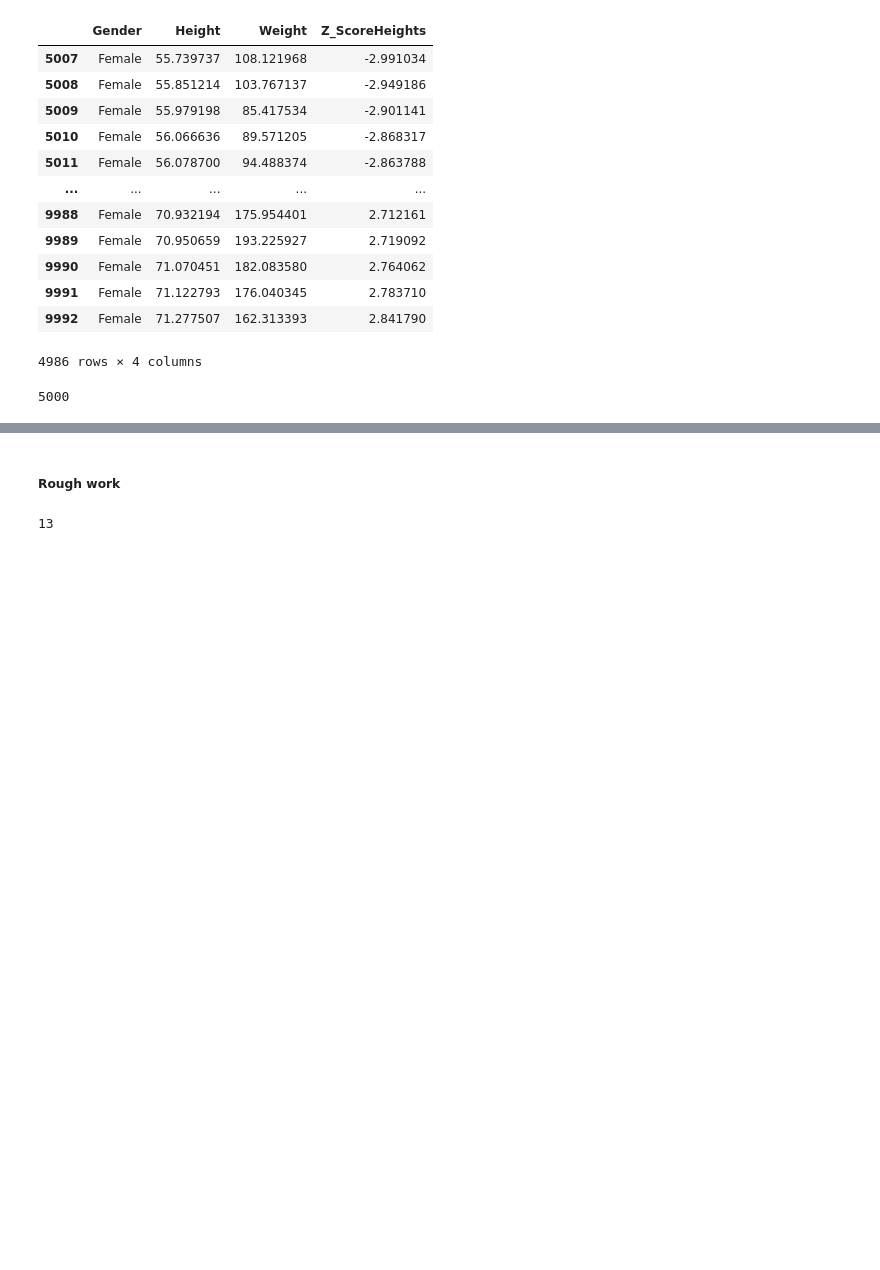
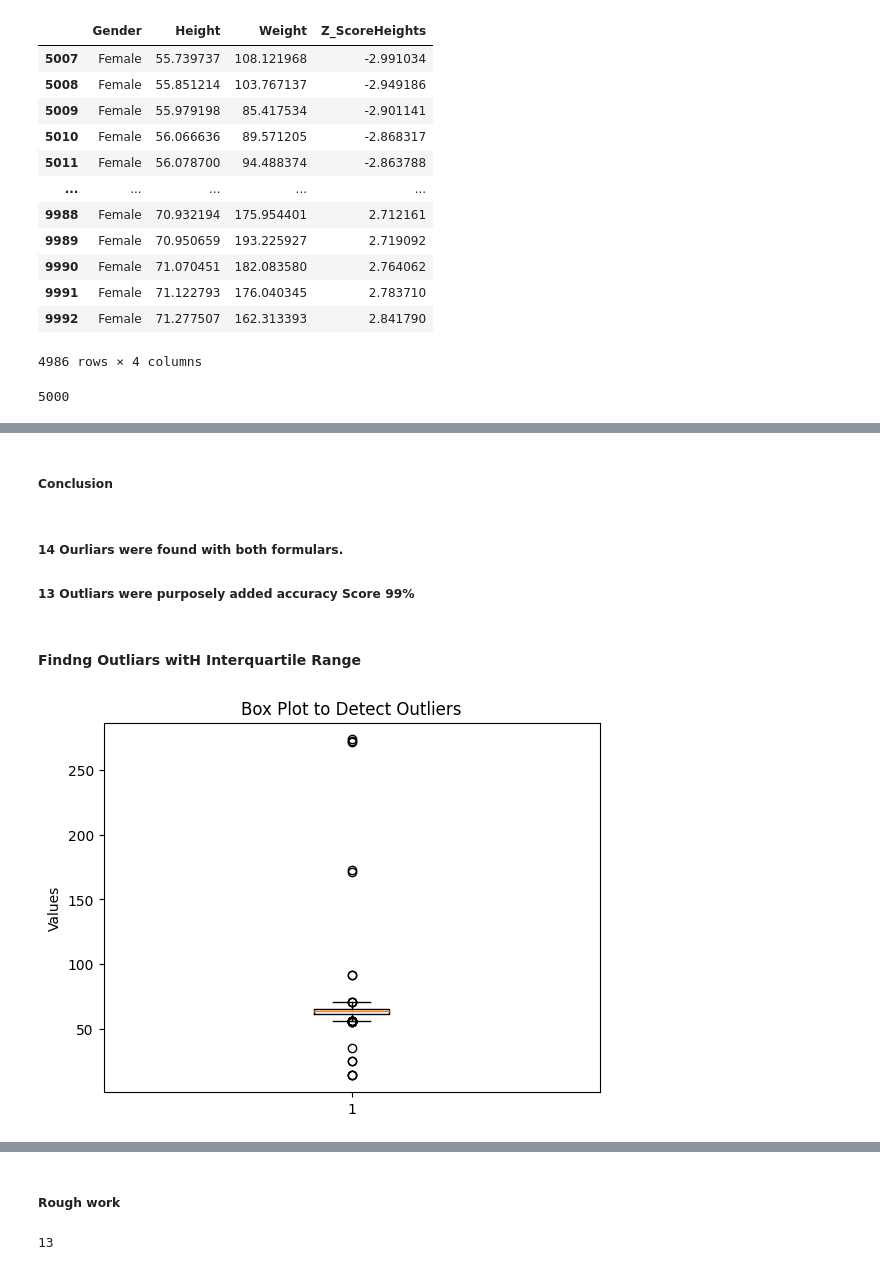
Before and after one commit to jdhova/Statistics-DataCleaning, a Jupyter notebook: Finding_Outliars/Male_Female_Heights.ipynb, the cells around one changed output, grey strips where cells are left out. Cells and saved outputs as stored; diff of their text form; code cells hidden in the pictures; blank space fills up the shorter version.

```diff
--- a/Finding_Outliars/Male_Female_Heights.ipynb
+++ b/Finding_Outliars/Male_Female_Heights.ipynb
@@ -358,0 +379,16 @@ newValidDataNew.shape[0] + outliarsFeMaleDataNew.shape[0]
+# %% [markdown]
+##### Conclusion
+# %% [markdown]
+##### 14 Ourliars were found with both formulars.
+##### 13 Outliars were purposely added  accuracy Score 99%
+# %% [markdown]
+#### Findng Outliars witH Interquartile Range
+# %%
+plt.boxplot(dataFeMale2['Height'])
+plt.title('Box Plot to Detect Outliers')
+plt.ylabel('Values')
+
+# Show plot
+plt.show()
+# %% [output]
+[figure, added]
```
Also changed, not shown: parts of 2 cells of this notebook.
